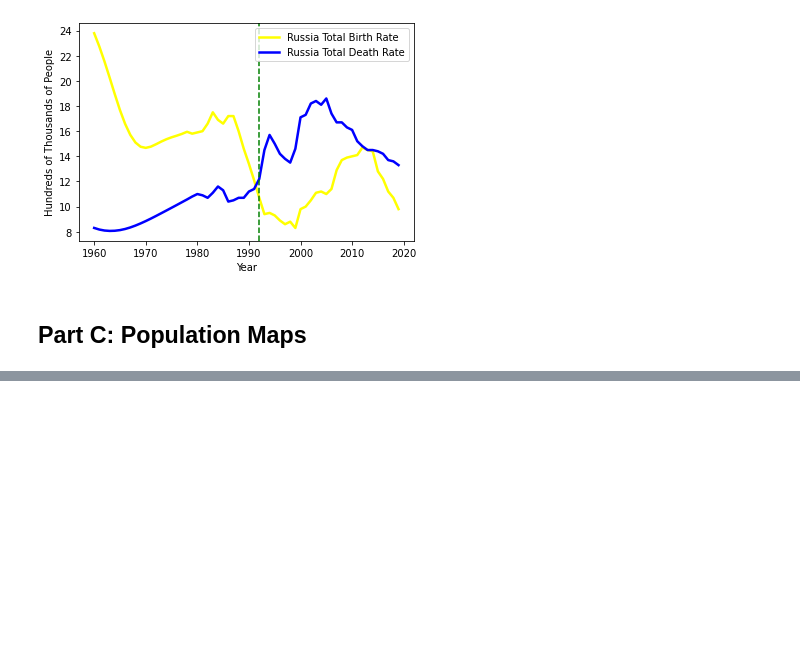
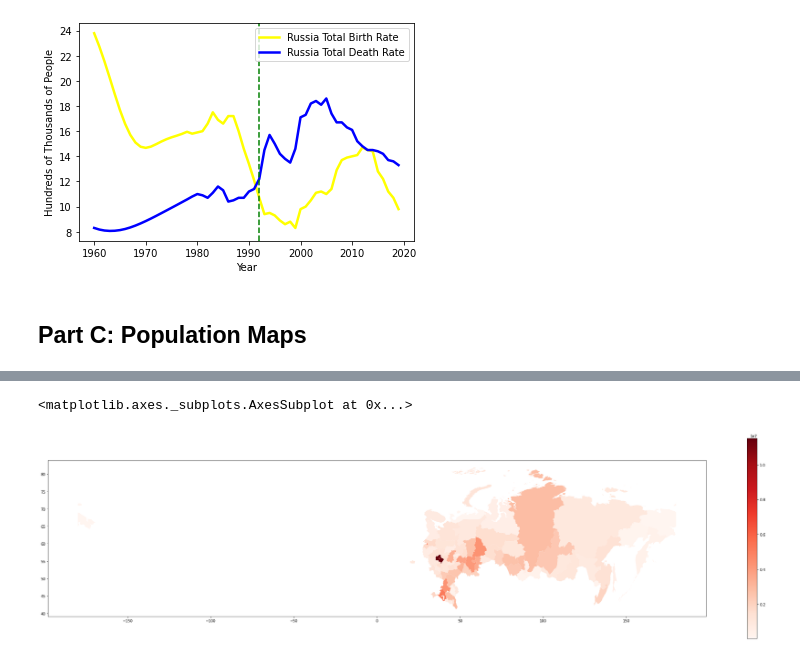
Before and after one commit to seank934/project1, a Jupyter notebook: project_1_envecon_153.ipynb, the cells around one changed output, grey strips where cells are left out. Drawn from its saved outputs; the diff is of its cells as text; code cells hidden in the pictures; blank space fills up the shorter version.

```diff
--- a/project_1_envecon_153.ipynb
+++ b/project_1_envecon_153.ipynb
@@ -306,0 +322,3 @@ gdf
+# %%
+from google.colab import files
+uploaded = files.upload()
@@ -306,0 +328,5 @@ gdf
+# %%
+url = "https://raw.githubusercontent.com/Kreozot/russian-geo-data/master/geo.json"
+rus_map = geopandas.read_file(url)
+
+rus_map
@@ -306,0 +347,4 @@ gdf
+# %%
+rus_pop = pd.read_csv(io.BytesIO(uploaded['rus_pop.csv']))
+rus_pop
+# Dataset is now stored in a Pandas Dataframe
@@ -306,0 +365,3 @@ gdf
+# %%
+merged = rus_map.merge(rus_pop, how='left', left_on="NAME_1", right_on="Federal subject")
+merged
@@ -306,0 +386,5 @@ gdf
+# %%
+merged.plot("Population 2010", legend=True, figsize=(40,10), cmap="Reds")
+# %% [output]
+<matplotlib.axes._subplots.AxesSubplot at 0x...>
+[figure, added]
```
Also changed, not shown: parts of 11 cells of this notebook.
